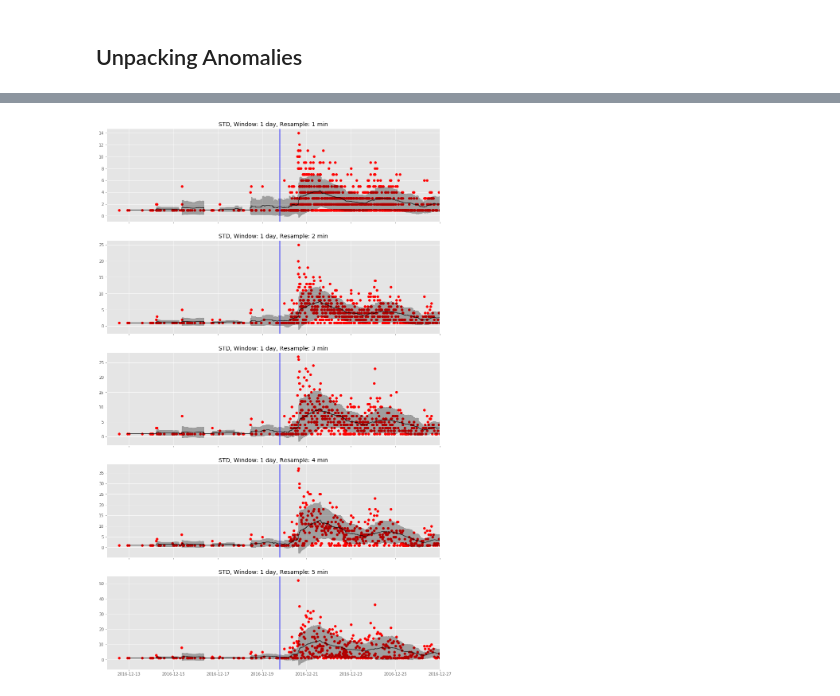
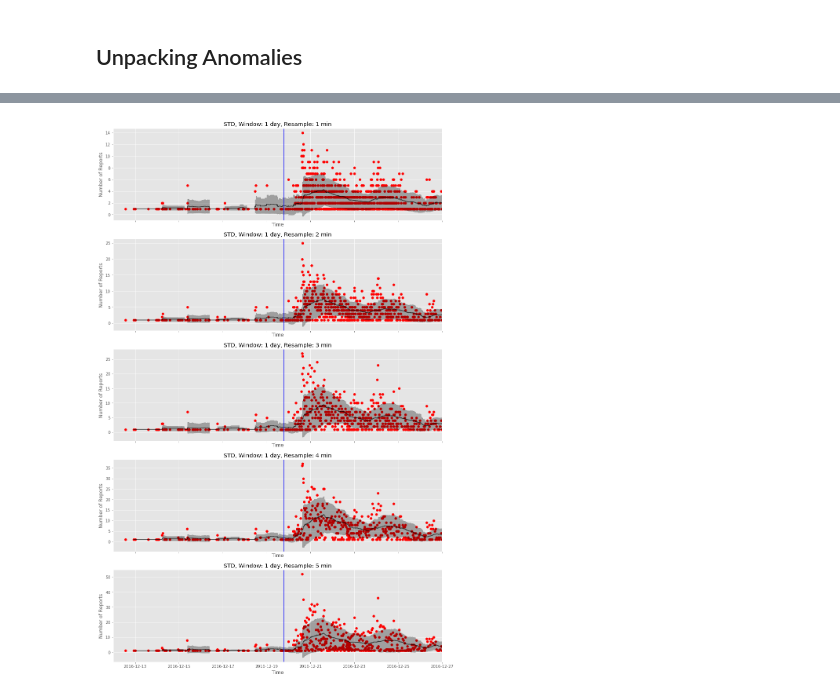
Before and after one commit to brendan-dorsey/stabilitas-thresholds, a Jupyter notebook: initial_eda.ipynb, the cells around one changed output, grey strips where cells are left out. Cells and saved outputs as stored; diff of their text form; code cells hidden in the pictures.

```diff
--- a/initial_eda.ipynb
+++ b/initial_eda.ipynb
@@ -48,6 +48,10 @@ df.dropna(axis=0, how="any", inplace=True)
 
 # Drop columns we won't need
 df = df[target_columns]
+
+# Convert timestamps from Unix Epoch time to Date Time Groups
+df["created_on"] = pd.to_datetime(df["created_on"], unit="s", errors="ignore")
+df["start_ts"] = pd.to_datetime(df["start_ts"], unit="s", errors="ignore")
 # %%
 print df.info()
 # print df.describe()
@@ -263,11 +274,7 @@ dtypes: float64(3), object(5)
 memory usage: 193.4+ KB
 None
 # %%
-start_timeseries = pd.Series(np.ones(len(df))).reindex(
-        pd.to_datetime(
-            berlin_df["start_ts"], unit="s", errors="ignore"),
-        fill_value=1
-)
+start_timeseries = pd.Series(np.ones(len(df))).reindex(berlin_df["start_ts"], fill_value=1)
 ts = start_timeseries["2016-12-12":"2016-12-27"]
 # %%
 daily = ts.resample("d").sum()
@@ -355,9 +356,15 @@ def plot_moving_average_trend(ax, name, data_series, window=6):
 # %%
 def fit_moving_average_trend(series, window=6):
-    return series.rolling(window, min_periods=2, center=False).mean()
+    return series.rolling(window=window, min_periods=2, center=False).mean()
 
 def fit_moving_std_trend(series, window=6):
-    return series.rolling(window, min_periods=2, center=False).std()
+    return series.rolling(window=window, min_periods=2, center=False).std()
+
+def plot_moving_average_trend(ax, name, data_series, window=6):
+    moving_average_trend = fit_moving_average_trend(data_series, window)
+    ax.scatter(data_series.index, data_series.values, color="r")
+    ax.plot(data_series.index, moving_average_trend, color="K", alpha=0.7)
+    ax.set_title(name)
 
 def plot_moving_std_trend(ax, name, data_series, window=6):
     moving_average_trend = fit_moving_average_trend(data_series, window)
@@ -373,7 +380,7 @@ def plot_moving_std_trend(ax, name, data_series, window=6):
         color="K",
         alpha=0.7)
     ax.fill_between(
-        data_series.index,
+        moving_average_trend.index,
         moving_average_trend+moving_std_trend,
         moving_average_trend-moving_std_trend,
         color="K", alpha=0.3)
@@ -686,20 +646,16 @@ plt.xlim(attack_dtg, "2016-12-20 00:00:01")
 # %%
 fig, axes = plt.subplots(5, figsize=(15,25), sharex=True)
-one_min = ts.resample("T").sum()
-two_mins = ts.resample("2T").sum()
-three_mins = ts.resample("3T").sum()
-four_mins = ts.resample("4T").sum()
-
-resample_options = [one_min, two_mins, three_mins, four_mins, five_mins]
 
 for i, ax in enumerate(axes.flatten()):
     plot_moving_std_trend(
         ax,
         name="STD, Window: 1 day, Resample: {} min".format(i+1),
         data_series=resample_options[i],
         window=(24*60)/(i+1)
     )
     ax.axvline(attack_dtg, color="b")
     ax.set_xlim("2016-12-12","2016-12-27")
+    ax.set_xlabel("Time")
+    ax.set_ylabel("Number of Reports")
 # %% [output]
-[figure, old version]
+[figure, new version]
```
Also changed, not shown: parts of 31 cells of this notebook.
